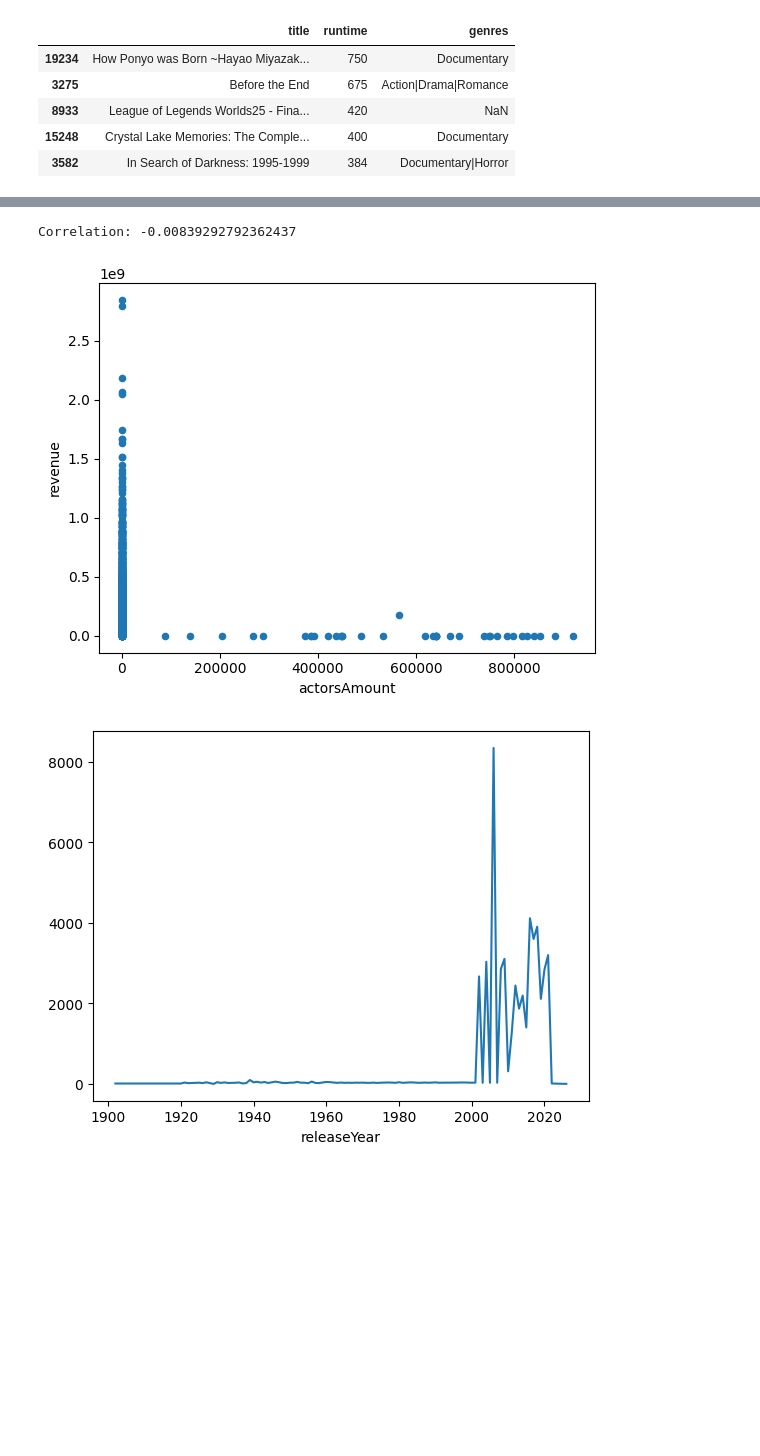
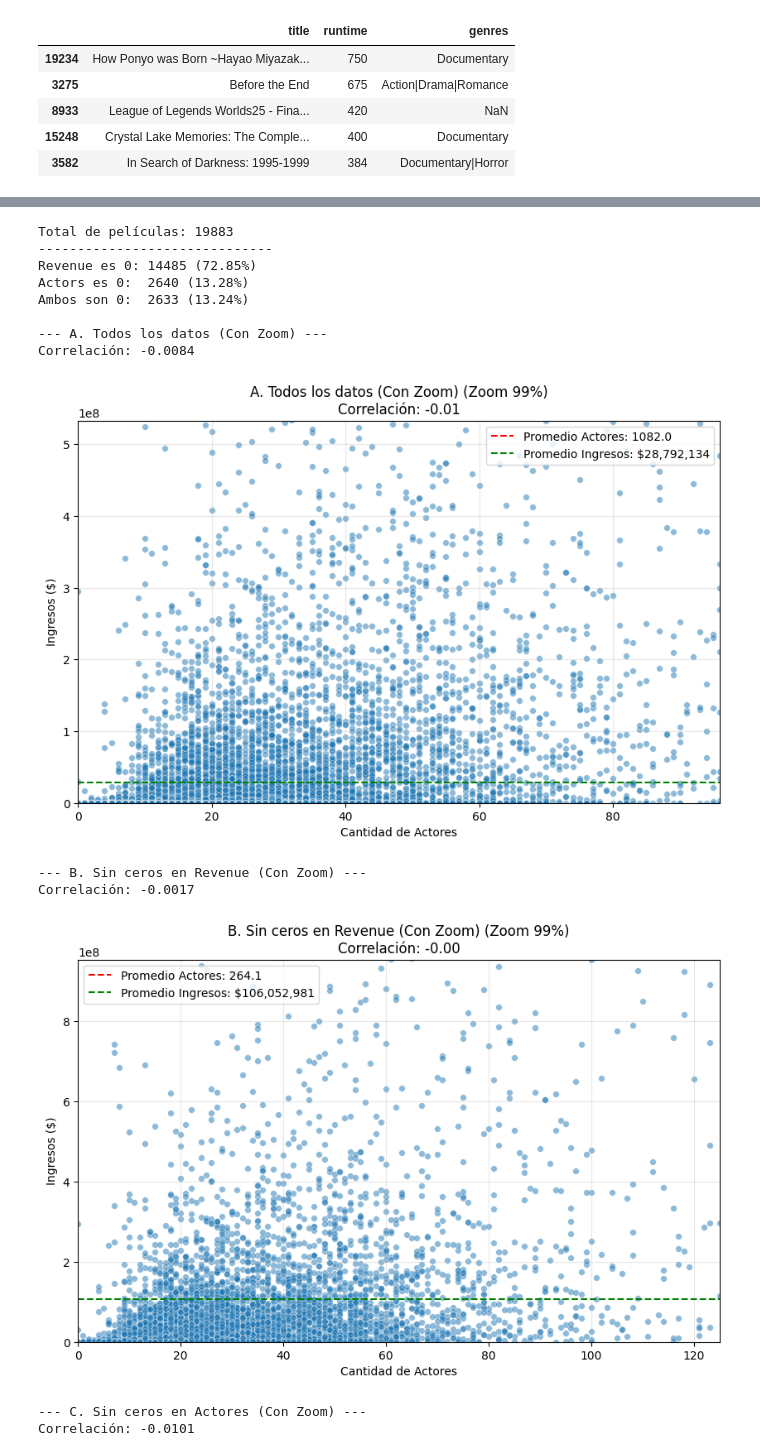
Before and after one commit to Vann06/Mineria_Datos, a Jupyter notebook: Lab_1.ipynb, the cells around one changed output, grey strips where cells are left out. Saved outputs shown, nothing was run; the diff lists cells and outputs as text; code cells hidden in the pictures; blank space fills up the shorter version.

```diff
--- a/Lab_1.ipynb
+++ b/Lab_1.ipynb
@@ -115,14 +141,71 @@ Genero predominante: Documentary
 # %%
-data_q8 = df.dropna(subset=['actorsAmount', 'revenue', 'releaseYear'])
+import seaborn as sns
+import matplotlib.pyplot as plt
 
-print("Correlation:", data_q8['actorsAmount'].corr(data_q8['revenue']))
+zeros_revenue = (df['revenue'] == 0).sum()
+pct_revenue = (zeros_revenue / len(df)) * 100
 
-data_q8.plot.scatter(x='actorsAmount', y='revenue')
-plt.show()
+zeros_actors = (df['actorsAmount'] == 0).sum()
+pct_actors = (zeros_actors / len(df)) * 100
 
-data_q8.groupby('releaseYear')['actorsAmount'].mean().plot()
-plt.show()
+zeros_both = ((df['revenue'] == 0) & (df['actorsAmount'] == 0)).sum()
+pct_both = (zeros_both / len(df)) * 100
+
+print(f"Total de películas: {len(df)}")
+print("-" * 30)
+print(f"Revenue es 0: {zeros_revenue} ({pct_revenue:.2f}%)")
+print(f"Actors es 0:  {zeros_actors} ({pct_actors:.2f}%)")
+print(f"Ambos son 0:  {zeros_both} ({pct_both:.2f}%)")
+
+def analizar_actores_ingresos_split(dataframe, titulo, zoom=False):
+    corr = dataframe['actorsAmount'].corr(dataframe['revenue'])
+
+    mean_actors = dataframe['actorsAmount'].mean()
+    mean_revenue = dataframe['revenue'].mean()
+
+    print(f"\n--- {titulo} ---")
+    print(f"Correlación: {corr:.4f}")
+
+    plt.figure(figsize=(10, 6))
+    sns.scatterplot(data=dataframe, x='actorsAmount', y='revenue', alpha=0.5, s=30)
+
+    plt.axvline(mean_actors, color='r', linestyle='--', label=f'Promedio Actores: {mean_actors:.1f}')
+    plt.axhline(mean_revenue, color='g', linestyle='--', label=f'Promedio Ingresos: ${mean_revenue:,.0f}')
+
+    if zoom:
+        plt.xlim(0, dataframe['actorsAmount'].quantile(0.99))
+        plt.ylim(0, dataframe['revenue'].quantile(0.99))
+        titulo += " (Zoom 99%)"
+
+    plt.title(f"{titulo}\nCorrelación: {corr:.2f}")
+    plt.xlabel("Cantidad de Actores")
+    plt.ylabel("Ingresos ($)")
+    plt.legend()
+    plt.grid(True, alpha=0.3)
+    plt.show()
+
+analizar_actores_ingresos_split(df, "A. Todos los datos (Con Zoom)", zoom=True)
+
+df_rev = df[df['revenue'] > 0]
+analizar_actores_ingresos_split(df_rev, "B. Sin ceros en Revenue (Con Zoom)", zoom=True)
+
+df_act = df[df['actorsAmount'] > 0]
+analizar_actores_ingresos_split(df_act, "C. Sin ceros en Actores (Con Zoom)", zoom=True)
+
+df_clean = df[(df['revenue'] > 0) & (df['actorsAmount'] > 0)]
+analizar_actores_ingresos_split(df_clean, "D. Sin ceros en Ambos (Con Zoom)", zoom=True)
 # %% [output]
-Correlation: -0.00839292792362437
+Total de películas: 19883
+------------------------------
+Revenue es 0: 14485 (72.85%)
+Actors es 0:  2640 (13.28%)
+Ambos son 0:  2633 (13.24%)
+
+--- A. Todos los datos (Con Zoom) ---
+Correlación: -0.0084
-[figure, old version]
+[figure, new version]
+--- B. Sin ceros en Revenue (Con Zoom) ---
+Correlación: -0.0017
-[figure, old version]
+[figure, new version]
+--- C. Sin ceros en Actores (Con Zoom) ---
+Correlación: -0.0101
```
Also changed, not shown: parts of 15 cells of this notebook, 2 other files.
